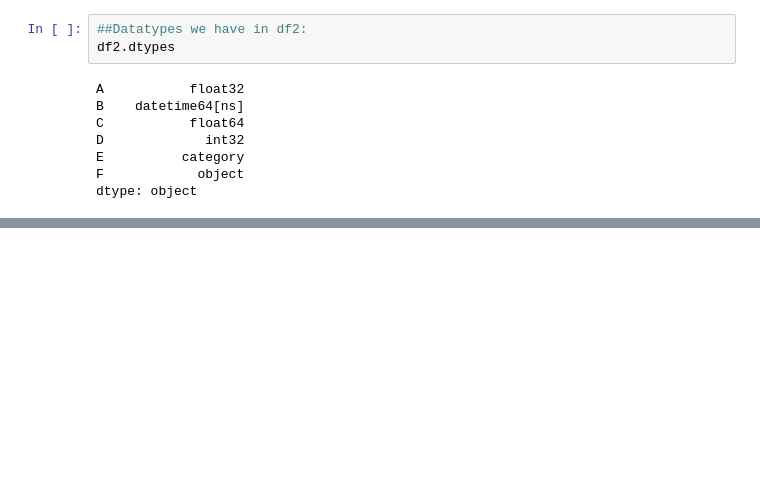
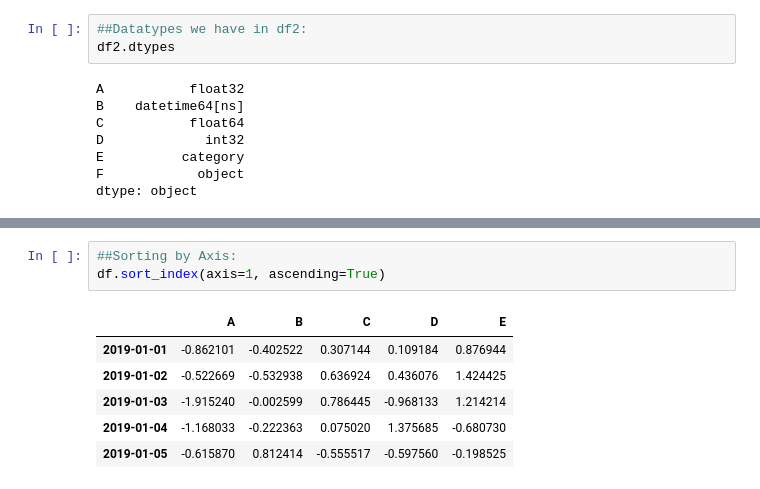
Before and after one commit to prateek1709/data-science-and-ml, a Jupyter notebook: Jupyter Notebooks/Pandas+Overview.ipynb, the cells around one changed output, grey strips where cells are left out. Drawn from its saved outputs; the diff is of its cells as text; blank space fills up the shorter version.

```diff
--- a/Jupyter Notebooks/Pandas+Overview.ipynb
+++ b/Jupyter Notebooks/Pandas+Overview.ipynb
@@ -86,0 +101,10 @@ df.describe()
+# %%
+##Sorting by Axis:
+df.sort_index(axis=1, ascending=True)
+# %% [output]
+|  | A | B | C | D | E |
+| 2019-01-01 | -0.862101 | -0.402522 | 0.307144 | 0.109184 | 0.876944 |
+| 2019-01-02 | -0.522669 | -0.532938 | 0.636924 | 0.436076 | 1.424425 |
+| 2019-01-03 | -1.915240 | -0.002599 | 0.786445 | -0.968133 | 1.214214 |
+| 2019-01-04 | -1.168033 | -0.222363 | 0.075020 | 1.375685 | -0.680730 |
+| 2019-01-05 | -0.615870 | 0.812414 | -0.555517 | -0.597560 | -0.198525 |
```
Also changed, not shown: parts of 24 cells of this notebook.
